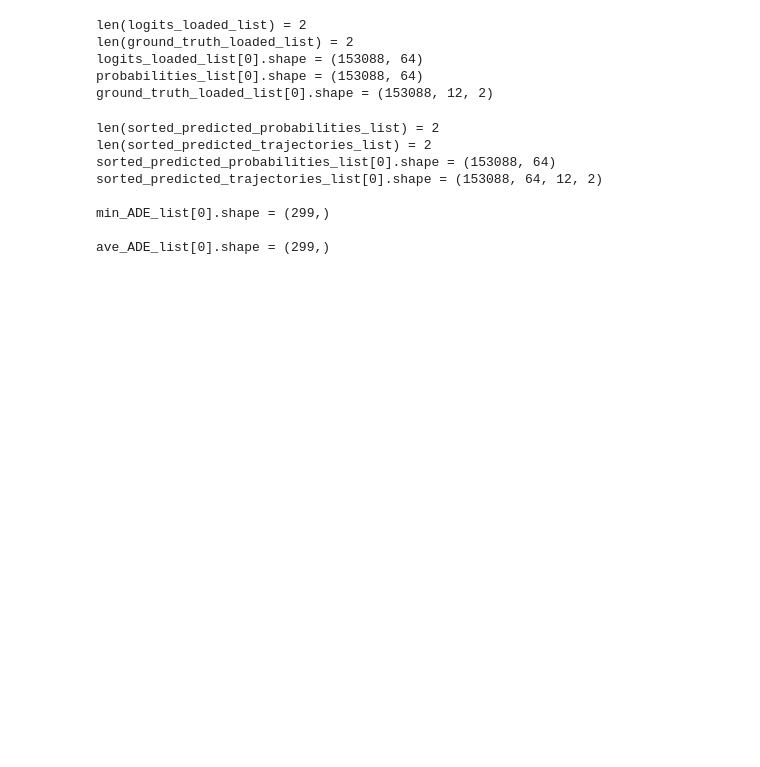
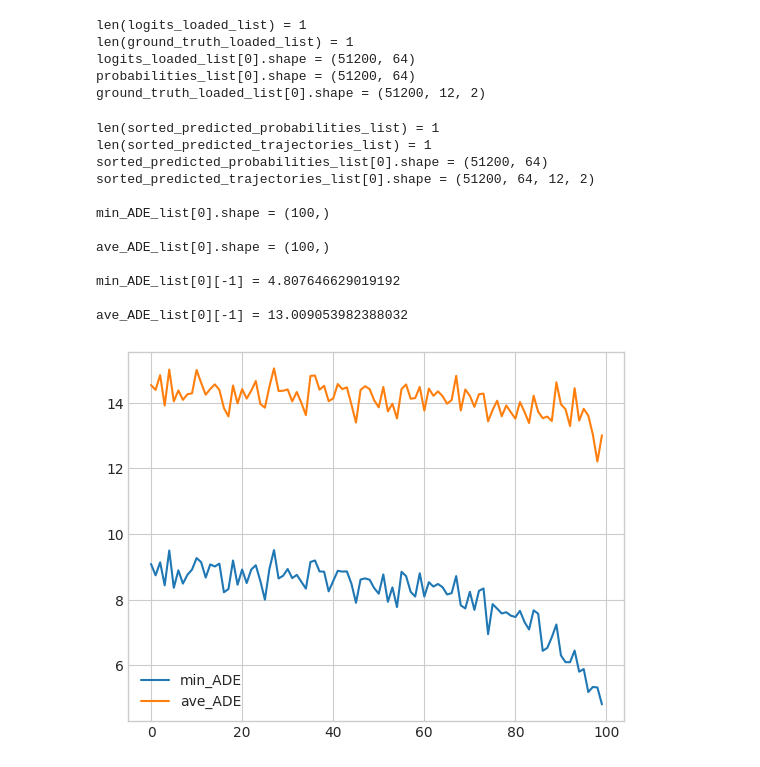
Before and after one commit to dolander1/nuscenes_dolander1, a Jupyter notebook: python-sdk/tutorials/DanielNotebook.ipynb, the cells around one changed output. Saved outputs shown, nothing was run; the diff lists cells and outputs as text; code cells hidden in the pictures; blank space fills up the shorter version.

Commit message:
options for ADE one/many files

```diff
--- a/python-sdk/tutorials/DanielNotebook.ipynb
+++ b/python-sdk/tutorials/DanielNotebook.ipynb
@@ -51,15 +51,27 @@ def get_ADE_for_k_trajectories(sorted_predicted_trajectories, ground_truth_traje
 # %%
 ## Load data
-# epochs = [50,51,52,53,54,55,56,57,300,301]
-# legend_list = ['250*250','125*125','50*50','10*10','2*2','1*1','50*50 + covernet input','125*125 + covernet input','125*125 (300e)','10*10 (301e)']
 
-epochs = [299,300]
-legend_list = ['10*10 (299e)','125*125 (300e)']
+# epochs = [50,51,52,53,54,55,56,57]
+# legend_list = ['250*250','125*125','50*50','10*10','2*2','1*1','50*50 + covernet input','125*125 + covernet input']
+
+# epochs = [299,300,301] # 300 fugged
+# legend_list = ['10*10 (299e)','125*125 (300e)','500*500 (301e)']
+
+# epochs = [499]
+# legend_list = ['125*125 (569e)']
+# num_epochs = 569
+
+epochs = [301]
+legend_list = ['500*500 (301e)']
+
+num_epochs = min(epochs)
+num_epochs = 100
+
+# Files
+file_path_list = [f"tmpResults/results_epochs={epoch}" for epoch in epochs]
+num_files = len(file_path_list)
 file_number = 0
 
-file_path_list = [f"tmpResults/results_epochs={epoch}" for epoch in epochs]
-num_files = len(file_path_list)
-num_epochs = min(epochs)
 
 # Load the .npy files
 logits_loaded_list = [(np.load(f'{file_path}_logits.npy'))[:num_epochs*512] for file_path in file_path_list]
@@ -80,8 +92,8 @@ with open('data/sets/nuscenes-prediction-challenge-trajectory-sets/epsilon_8.pkl
     trajectories = pickle.load(f)
 lattice = np.array(trajectories)
 # %% [output]
-len(logits_loaded_list) = 2
-len(ground_truth_loaded_list) = 2
-logits_loaded_list[0].shape = (153088, 64)
-probabilities_list[0].shape = (153088, 64)
-ground_truth_loaded_list[0].shape = (153088, 12, 2)
+len(logits_loaded_list) = 1
+len(ground_truth_loaded_list) = 1
+logits_loaded_list[0].shape = (51200, 64)
+probabilities_list[0].shape = (51200, 64)
+ground_truth_loaded_list[0].shape = (51200, 12, 2)
@@ -88,26 +140,41 @@ ground_truth_loaded_list[0].shape = (153088, 12, 2)
 # %%
-## Calculate
-results = [get_sorted_most_likely_trajectories(logits_loaded, lattice) for logits_loaded in logits_loaded_list]
-sorted_predicted_probabilities_list, sorted_predicted_trajectories_list = zip(*results)
+############### Calculate and plot many files
+
+k_nr_of_trajectories = 5
+
+results1 = [get_sorted_most_likely_trajectories(logits_loaded, lattice) for logits_loaded in logits_loaded_list]
+sorted_predicted_probabilities_list, sorted_predicted_trajectories_list = zip(*results1)
+
+results2 = [get_ADE_for_k_trajectories(sorted_predicted_trajectories, ground_truth_loaded, k_nr_of_trajectories) for sorted_predicted_trajectories, ground_truth_loaded in zip(sorted_predicted_trajectories_list, ground_truth_loaded_list)]
+min_ADE_list, ave_ADE_list = zip(*results2)
 
 print(f"len(sorted_predicted_probabilities_list) = {len(sorted_predicted_probabilities_list)}")
 print(f"len(sorted_predicted_trajectories_list) = {len(sorted_predicted_trajectories_list)}")
 print(f"sorted_predicted_probabilities_list[{file_number}].shape = {sorted_predicted_probabilities_list[file_number].shape}")
 print(f"sorted_predicted_trajectories_list[{file_number}].shape = {sorted_predicted_trajectories_list[file_number].shape}")
 # print(f"sortedTrajectories = {sorted_predicted_trajectories_list[0][2]}") # [0][0/1] and [0][2/3] the same
 
-k_nr_of_trajectories = 5
-results = [get_ADE_for_k_trajectories(sorted_predicted_trajectories, ground_truth_loaded, k_nr_of_trajectories) for sorted_predicted_trajectories, ground_truth_loaded in zip(sorted_predicted_trajectories_list, ground_truth_loaded_list)]
-min_ADE_list, ave_ADE_list = zip(*results)
-
 print(f"\nmin_ADE_list[{file_number}].shape = {min_ADE_list[file_number].shape}")
 print(f"\nave_ADE_list[{file_number}].shape = {ave_ADE_list[file_number].shape}")
+print(f"\nmin_ADE_list[{file_number}][-1] = {min_ADE_list[file_number][-1]}")
+print(f"\nave_ADE_list[{file_number}][-1] = {ave_ADE_list[file_number][-1]}")
+
+
+## Plot ADE
+plt.plot(min_ADE_list[file_number], label="min_ADE")
+plt.plot(ave_ADE_list[file_number], label="ave_ADE")
+plt.legend();
 # %% [output]
-len(sorted_predicted_probabilities_list) = 2
-len(sorted_predicted_trajectories_list) = 2
-sorted_predicted_probabilities_list[0].shape = (153088, 64)
-sorted_predicted_trajectories_list[0].shape = (153088, 64, 12, 2)
+len(sorted_predicted_probabilities_list) = 1
+len(sorted_predicted_trajectories_list) = 1
+sorted_predicted_probabilities_list[0].shape = (51200, 64)
+sorted_predicted_trajectories_list[0].shape = (51200, 64, 12, 2)
 
-min_ADE_list[0].shape = (299,)
+min_ADE_list[0].shape = (100,)
 
-ave_ADE_list[0].shape = (299,)
+ave_ADE_list[0].shape = (100,)
+
+min_ADE_list[0][-1] = 4.807646629019192
+
+ave_ADE_list[0][-1] = 13.009053982388032
+[figure, added]
```
Also changed, not shown: parts of 6 cells of this notebook.
